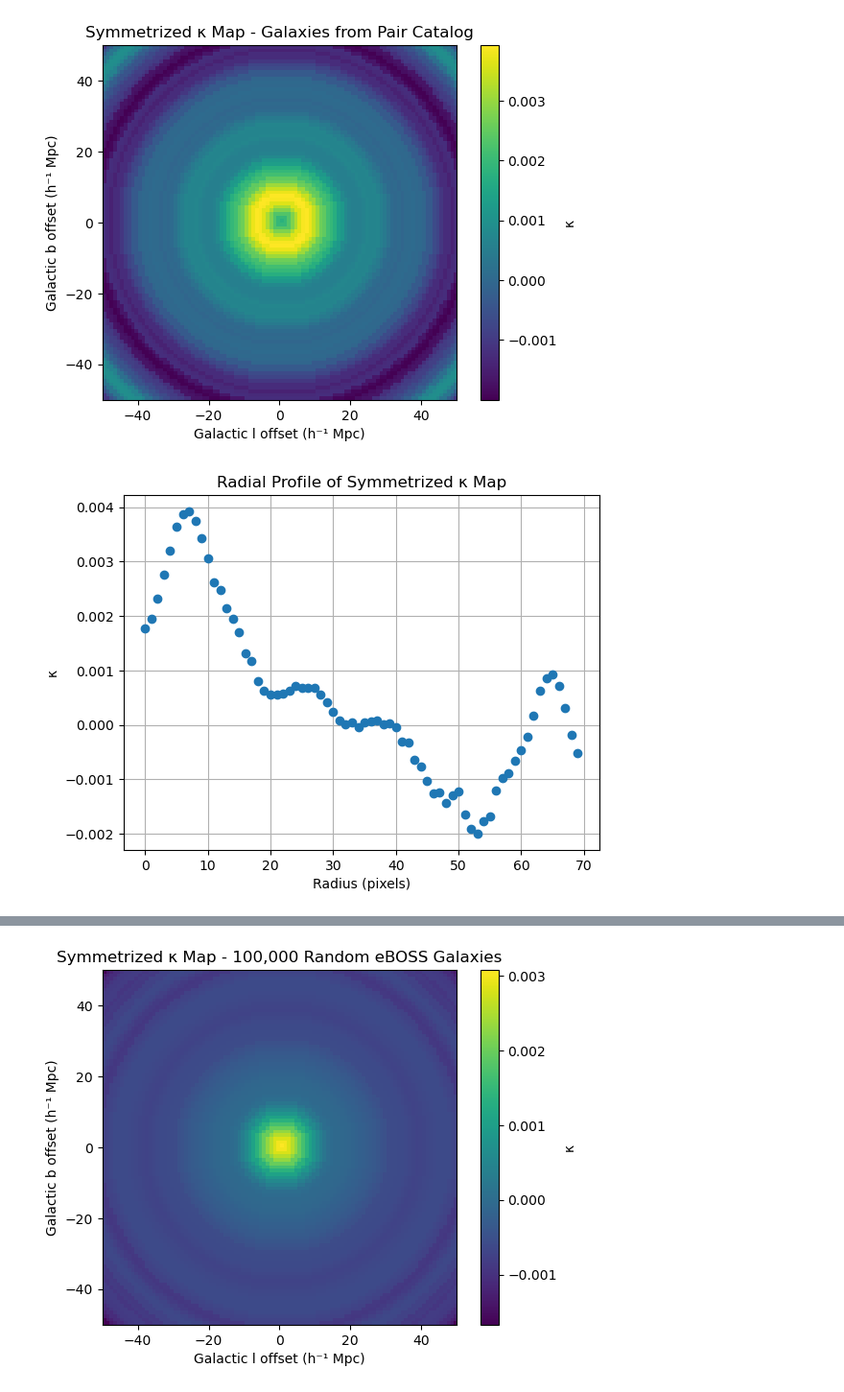
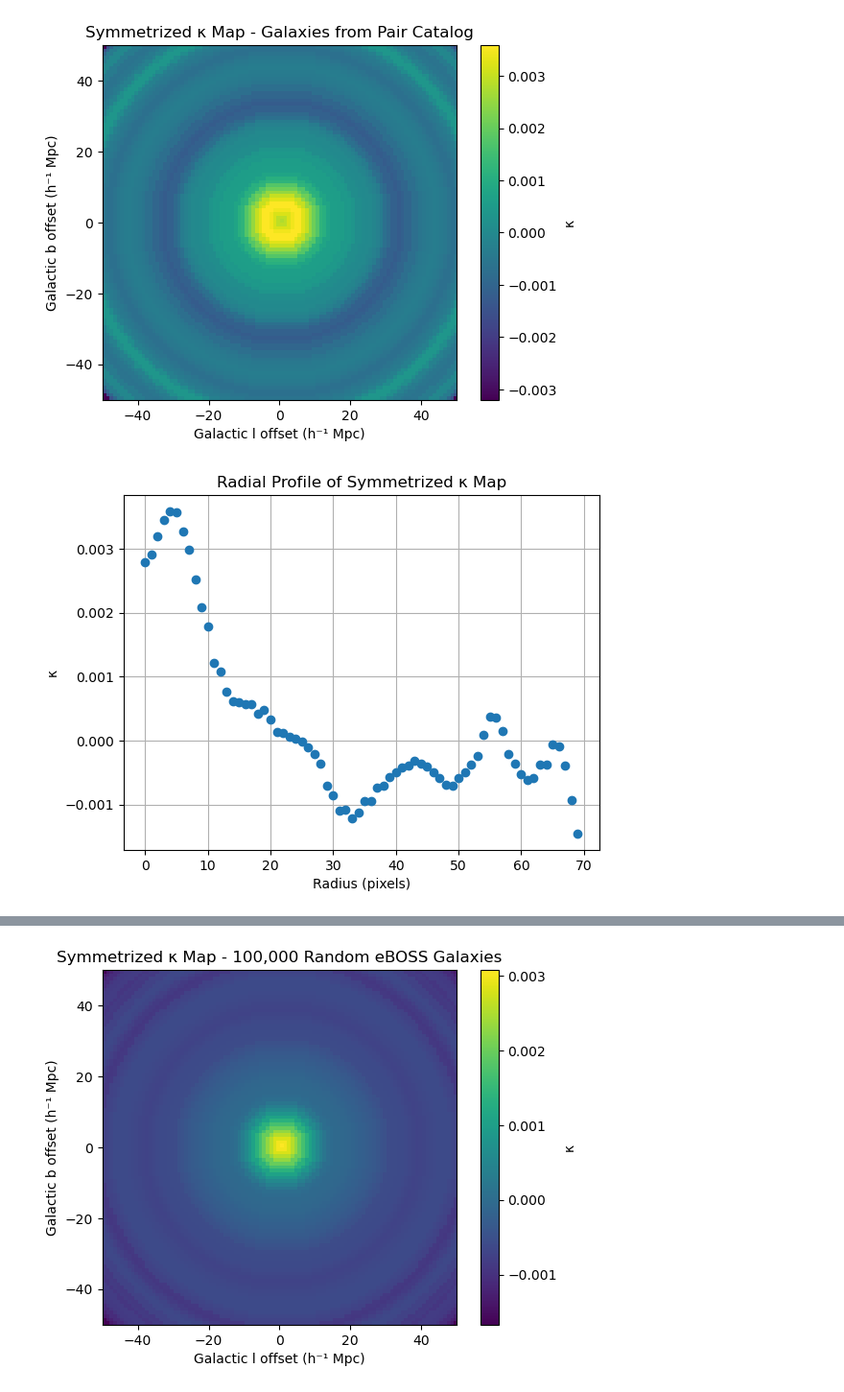
Before and after one commit to carolinewu327/astrophysics, a Jupyter notebook: stackedpairmap.ipynb, the cells around one changed output, grey strips where cells are left out. Shown at 96% size. Saved outputs shown, nothing was run; the diff lists cells and outputs as text; code cells hidden in the pictures.

```diff
--- a/stackedpairmap.ipynb
+++ b/stackedpairmap.ipynb
@@ -42,7 +42,7 @@ pairs = pd.read_csv('data/galaxy_pairs_catalog.csv')
 l_all = np.concatenate([pairs['l1'], pairs['l2']]) # degrees
 b_all = np.concatenate([pairs['b1'], pairs['b2']]) # degrees
 z_all = np.concatenate([pairs['z1'], pairs['z2']])
-D_all = cosmo.comoving_distance(z_all).value  # Mpc/h
+D_all = cosmo.comoving_distance(z_all).value * h # Mpc/h
 
 weights = np.ones(len(l_all))  # equal weights
 
@@ -90,32 +90,32 @@ def radial_profile(arr, title, zoom=70):
     flat = arr.ravel()
     N = np.bincount(r.ravel())
     S = np.bincount(r.ravel(), weights=flat)
     prof = S / N
     rvals = np.arange(len(prof))[:zoom]
     plt.errorbar(rvals, prof[:zoom], fmt='o', capsize=3)
     plt.title(title)
     plt.xlabel("Radius (pixels)")
     plt.ylabel("κ")
     plt.grid(True)
     plt.show()
     return prof
 
 # --- Run stacking ---
 kappa_stack = stack_kappa(l_all, b_all, D_all, weights)
 kappa_smooth = gaussian_filter(kappa_stack, sigma=2)  # 8' smoothing
 
 # --- Plot symmetrized map ---
 kappa_sym = symmetrize_map(kappa_smooth)
 
 plt.imshow(kappa_sym, origin='lower', extent=extent, cmap='viridis')
 plt.colorbar(label='κ')
 plt.xlabel("Galactic l offset (h⁻¹ Mpc)")
 plt.ylabel("Galactic b offset (h⁻¹ Mpc)")
 plt.title("Symmetrized κ Map - Galaxies from Pair Catalog")
 plt.show()
 
 # --- Plot radial profile ---
 radial_profile(kappa_sym, "Radial Profile of Symmetrized κ Map")
 # %% [output]
-[figure, old version]
+[figure, new version]
-[figure, old version]
+[figure, new version]
```
Also changed, not shown: parts of 1 cell of this notebook.
